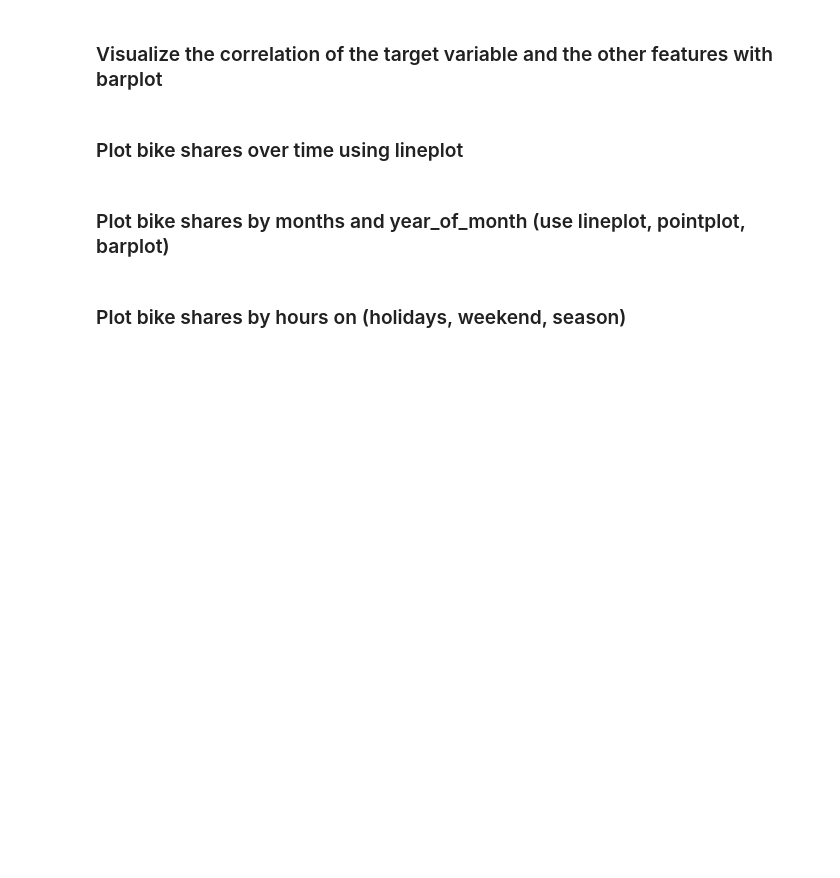
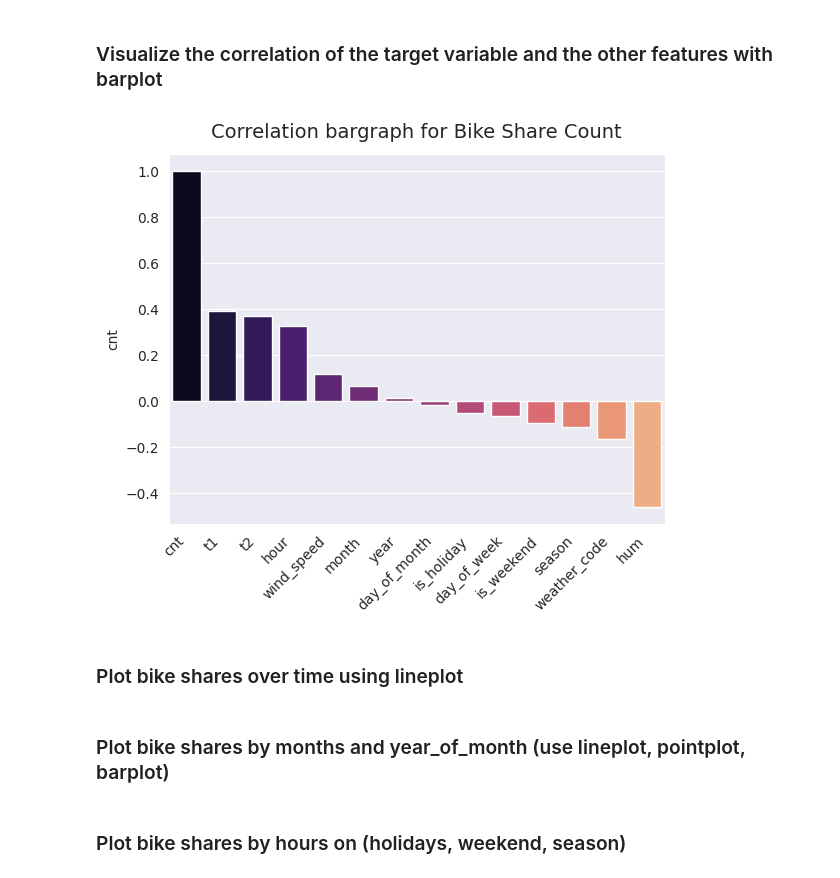
Before and after one commit to KursaDSc/Data_visualization_Assignment, a Jupyter notebook: Homework.ipynb, the cells around one changed output. Cells and saved outputs as stored; diff of their text form; code cells hidden in the pictures; blank space fills up the shorter version.

```diff
--- a/Homework.ipynb
+++ b/Homework.ipynb
@@ -220,3 +271,22 @@ df.head()
+# %%
+#with pandas
+
+palette = sns.color_palette('magma', 16)
+
+ax = sns.barplot(
+     x= cnt_cor.index,
+     y= "cnt",
+     data= cnt_cor,
+     #hue="color",
+     palette= palette
+)
+
+plt.xticks(rotation=45, ha='right');
+
+
+ax.set_title('Correlation bargraph for Bike Share Count', fontdict={'fontsize':14}, pad=12);
+# %% [output]
+[figure, added]
 # %% [markdown]
 ### Plot bike shares over time using lineplot
 # %% [markdown]
```
Also changed, not shown: parts of 14 cells of this notebook, 1 other file.
